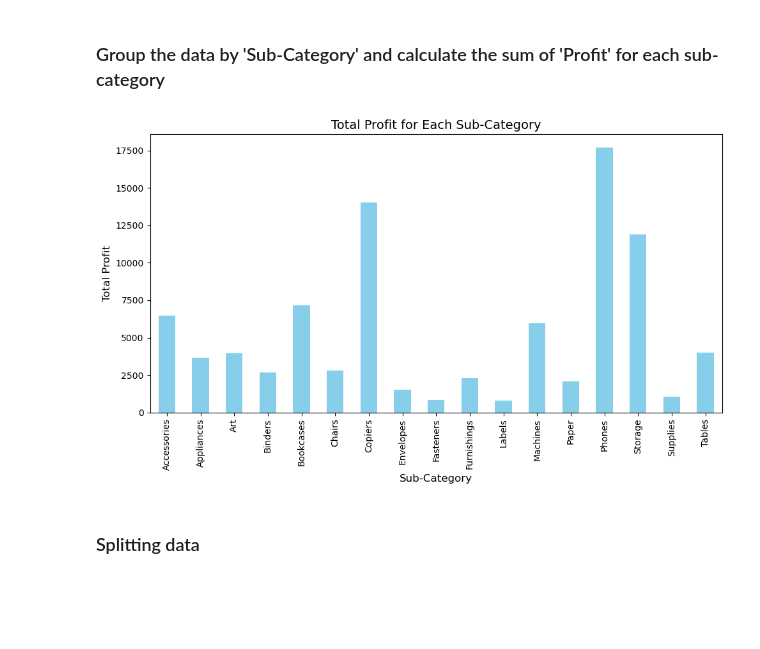
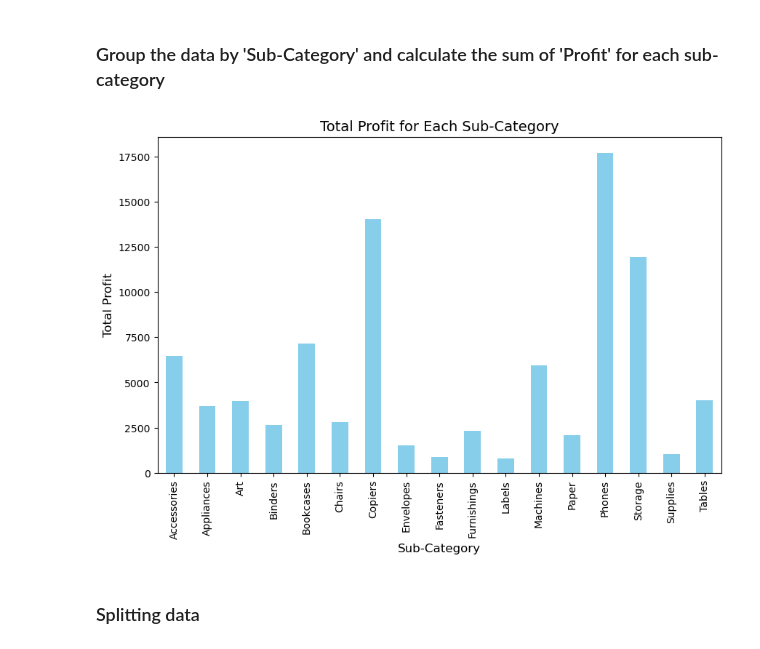
Before and after one commit to Ahmedfull02/AI-MPI, a Jupyter notebook: models.IPYNB, the cells around one changed output. Saved outputs shown, nothing was run; the diff lists cells and outputs as text; code cells hidden in the pictures; blank space fills up the shorter version.

```diff
--- a/models.IPYNB
+++ b/models.IPYNB
@@ -158,16 +158,16 @@ plt.show()
 # %%
 profit = data.groupby('Sub-Category')['Profit'].sum()
 # Plot the bar chart
 plt.figure(figsize=(10, 6))
 profit.plot(kind='bar', color='skyblue')
 
 plt.title('Total Profit for Each Sub-Category', fontsize=14)
 plt.xlabel('Sub-Category', fontsize=12)
 plt.ylabel('Total Profit', fontsize=12)
 
-plt.tight_layout()
+plt.savefig('Bar chart')
 # %% [output]
-[figure, old version]
+[figure, new version]
 # %% [markdown]
 ### Splitting data
 # %%
```
Also changed, not shown: parts of 29 cells of this notebook, 13 other files.
